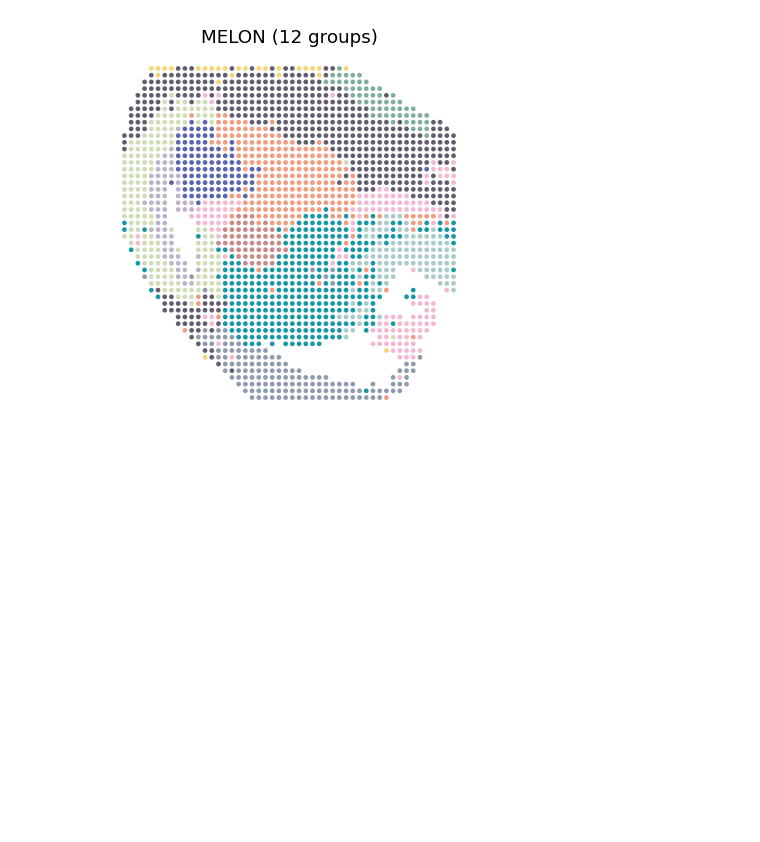
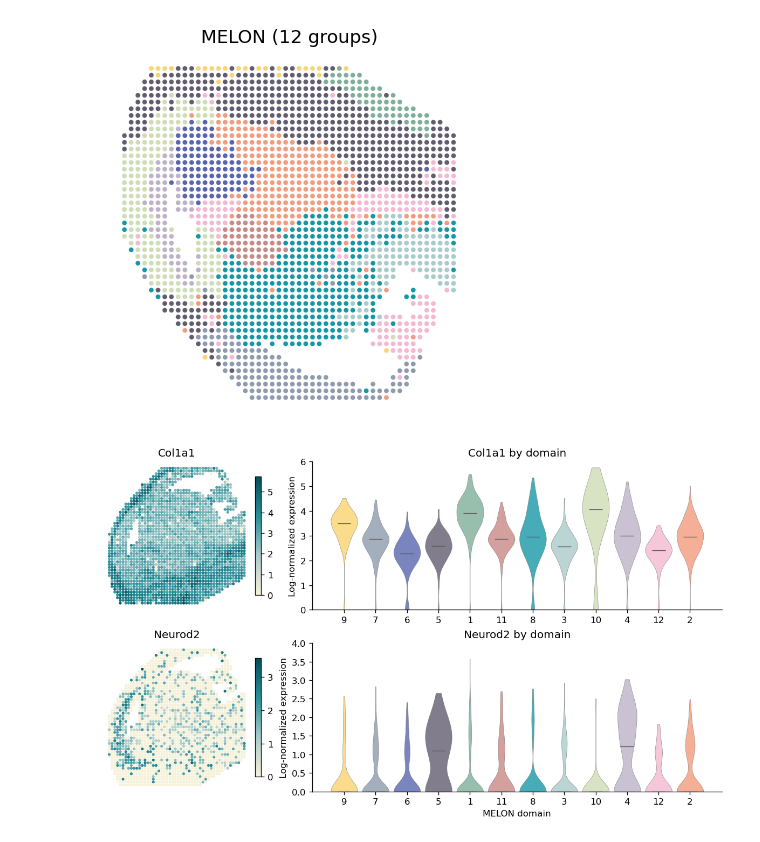
Before and after one commit to txbrook/MELON, a Jupyter notebook: Reproduce/mouse_e15_brain/analysis.ipynb, the cells around one changed output. Saved outputs shown, nothing was run; the diff lists cells and outputs as text; code cells hidden in the pictures; blank space fills up the shorter version.

```diff
--- a/Reproduce/mouse_e15_brain/analysis.ipynb
+++ b/Reproduce/mouse_e15_brain/analysis.ipynb
@@ -12,6 +12,9 @@ from melon_pkg.preprocessing import load_features
 DATA_ROOT = Path(os.environ.get("MELON_PUBLISHED_DATA", repo / "Published_Data_non_NASH"))
 DATA = DATA_ROOT / "01_Mouse_E15_5"
 assert DATA.is_dir(), "Place Published_Data_non_NASH beside Reproduce, or set MELON_PUBLISHED_DATA."
+
+OUTPUT = repo / "results/mouse_e15_brain"
+OUTPUT.mkdir(parents=True, exist_ok=True)
 # %%
 # Preprocessed inputs
 modalities = ['RNA', 'ATAC']
@@ -114,3 +117,27 @@ plot_data["MELON"] = domains
 show(spatial_panels(plot_data, ["MELON"], ncols=1))
 # %% [output]
 [figure]
+# %%
+# Gene expression inputs
+import anndata as ad
+import scanpy as sc
+from scipy import sparse
+
+rna = ad.read_h5ad(DATA / "02_model_inputs/downstream/rna_log1p.h5ad")
+rna = rna[embedding.index].copy()
+domain_display = {0: 9, 1: 7, 2: 1, 3: 11, 4: 8, 5: 3, 6: 10, 7: 4, 8: 12, 9: 2, 10: 6, 11: 5}
+style = {
+    "domain_order": [9, 7, 6, 5, 1, 11, 8, 3, 10, 4, 12, 2],
+    "domain_colors": dict(zip(map(str, range(1, 13)), PAPER_COLORS[:12])),
+}
+rna.obs["MELON"] = domains.loc[rna.obs_names].astype(str).astype("category")
+expression = coords.loc[rna.obs_names].copy()
+expression["domain"] = domains.loc[expression.index].map(domain_display)
+expression[["Col1a1", "Neurod2"]] = rna[:, ["Col1a1", "Neurod2"]].to_df()
+expression.to_csv(OUTPUT / "marker_expression.csv", index_label="barcode")
+# %%
+# Marker expression
+expression = read_indexed(OUTPUT / "marker_expression.csv")
+show(marker_expression_panels(expression, style))
+# %% [output]
+[figure, added]
```
Also changed, not shown: parts of 11 cells of this notebook, 3 other files.
